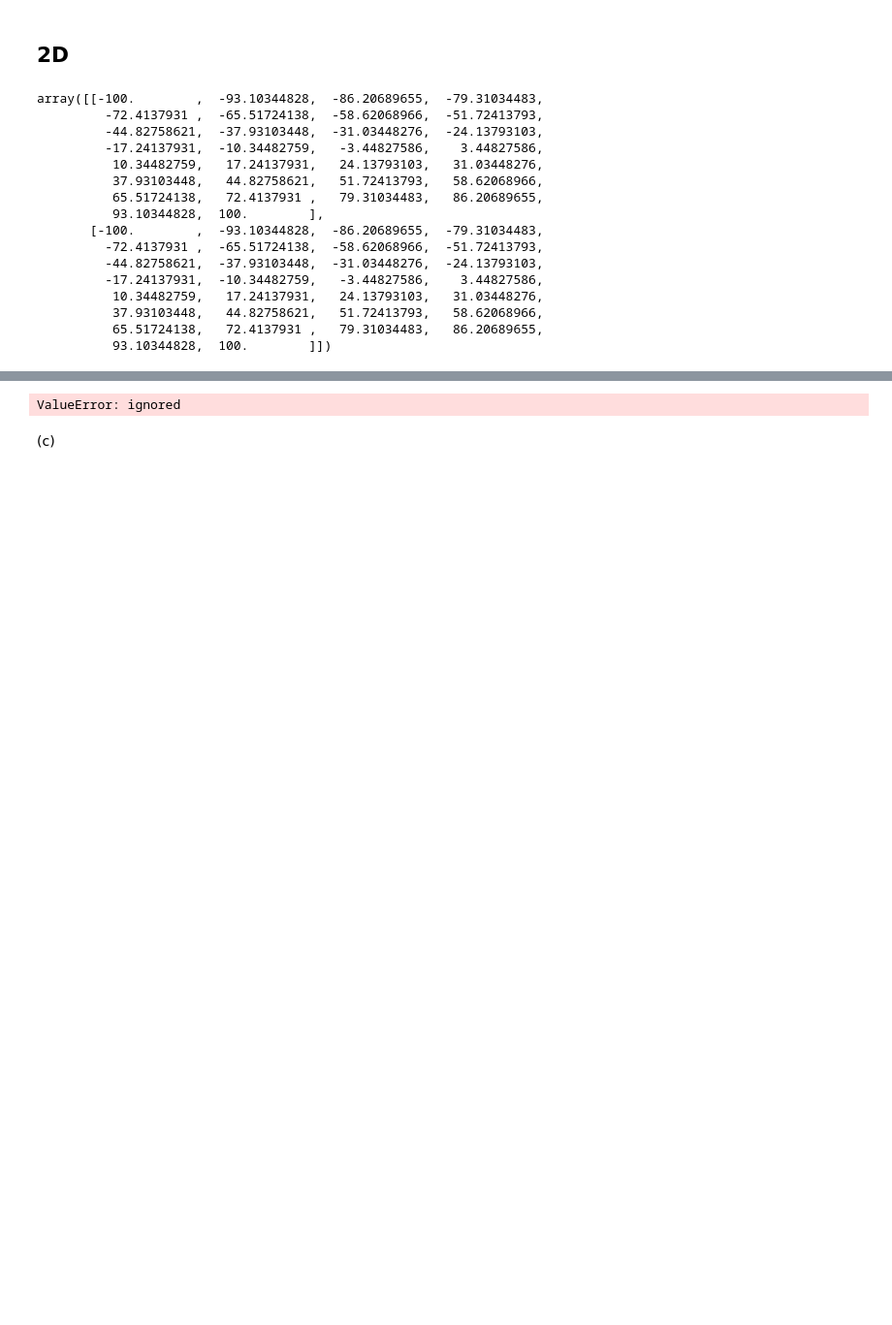
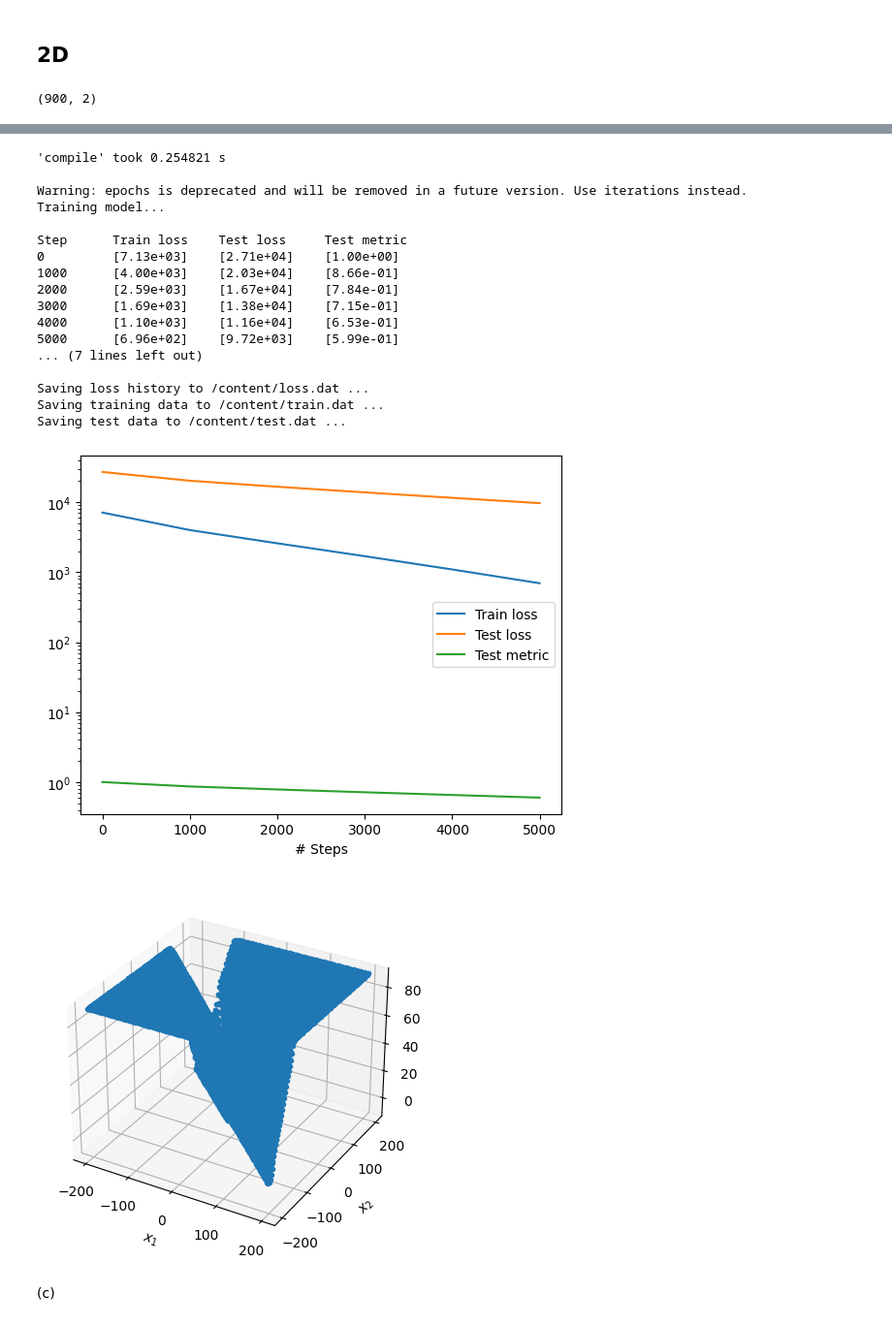
Before and after one commit to LuigiElo/DL-PINNs, a Jupyter notebook: mainJacob.ipynb, the cells around one changed output, grey strips where cells are left out. Shown at 97% size. Saved outputs shown, nothing was run; the diff lists cells and outputs as text; code cells hidden in the pictures; blank space fills up the shorter version.

```diff
--- a/mainJacob.ipynb
+++ b/mainJacob.ipynb
@@ -118,28 +129,5 @@ Saving test data to /content/test.dat ...
 # %% [markdown]
 ## 2D
-# %%
-n = 30
-N = 100
-R = np.linspace(-100,100,n)
-X  = np.array([R,R])
-X
-# %% [output]
-array([[-100.        ,  -93.10344828,  -86.20689655,  -79.31034483,
-         -72.4137931 ,  -65.51724138,  -58.62068966,  -51.72413793,
-         -44.82758621,  -37.93103448,  -31.03448276,  -24.13793103,
-         -17.24137931,  -10.34482759,   -3.44827586,    3.44827586,
-          10.34482759,   17.24137931,   24.13793103,   31.03448276,
-          37.93103448,   44.82758621,   51.72413793,   58.62068966,
-          65.51724138,   72.4137931 ,   79.31034483,   86.20689655,
-          93.10344828,  100.        ],
-       [-100.        ,  -93.10344828,  -86.20689655,  -79.31034483,
-         -72.4137931 ,  -65.51724138,  -58.62068966,  -51.72413793,
-         -44.82758621,  -37.93103448,  -31.03448276,  -24.13793103,
-         -17.24137931,  -10.34482759,   -3.44827586,    3.44827586,
-          10.34482759,   17.24137931,   24.13793103,   31.03448276,
-          37.93103448,   44.82758621,   51.72413793,   58.62068966,
-          65.51724138,   72.4137931 ,   79.31034483,   86.20689655,
-          93.10344828,  100.        ]])
 # %%
 n = 30
 N = 100
@@ -172,6 +160,13 @@ x2test = x1test
 
 X1test,X2test = meshgrid(x1test, x2test) # grid of point
 ytest = y_func(X1test, X2test) # evaluation of the function on the grid
+# %%
+X1train = np.reshape(X1, (-1, 1))
+X2train = np.reshape(X2, (-1, 1))
+Xtrain = np.hstack((X1train,X2train))
+np.shape(Xtrain)
+# %% [output]
+(900, 2)
 # %%
 n = 30
 N = 100
@@ -194,13 +189,13 @@ ytest = y_func(X1test, X2test) # evaluation of the function on the grid
 
 
 # function approximation, test outside parameter domain
-data2 = dde.data.DataSet(
-    X_train=np.reshape(X, (-1, 1)),
-    y_train=np.reshape(y, (-1, 1)),
-    X_test=np.reshape(Xtest, (-1, 1)),
-    y_test=np.reshape(ytest, (-1, 1)),
-    col_x=(0,),
-    col_y=(1,),
+data2D = dde.data.DataSet(
+    X_train = np.hstack(( np.reshape(X1, (-1, 1)),np.reshape(X2, (-1, 1)) )),
+    y_train = np.reshape(y, (-1, 1)),
+    X_test = np.hstack(( np.reshape(X1test, (-1, 1)),np.reshape(X2test, (-1, 1)) )),
+    y_test = np.reshape(ytest, (-1, 1)),
+    col_x = (0,),
+    col_y = (1,),
 )
 
 layer_size = [2] + [20] * 3 + [1]
@@ -208,7 +203,7 @@ activation = "tanh"
 initializer = "Glorot normal"
 net = dde.maps.FNN(layer_size, activation, initializer)
 
-model = dde.Model(data2, net)
+model = dde.Model(data2D, net)
 model.compile("adam", lr = 0.001, metrics=["l2 relative error"])
 losshistory, train_state = model.train(epochs=5000)
 
@@ -225,4 +215,22 @@ Training model...
-ValueError: ignored
+'compile' took 0.254821 s
+
+Warning: epochs is deprecated and will be removed in a future version. Use iterations instead.
+Training model...
+
+Step      Train loss    Test loss     Test metric
+0         [7.13e+03]    [2.71e+04]    [1.00e+00]
+1000      [4.00e+03]    [2.03e+04]    [8.66e-01]
+2000      [2.59e+03]    [1.67e+04]    [7.84e-01]
+3000      [1.69e+03]    [1.38e+04]    [7.15e-01]
+4000      [1.10e+03]    [1.16e+04]    [6.53e-01]
+5000      [6.96e+02]    [9.72e+03]    [5.99e-01]
+... (7 lines left out)
+
+Saving loss history to /content/loss.dat ...
+Saving training data to /content/train.dat ...
+Saving test data to /content/test.dat ...
+[figure, added]
+[figure, added]
 # %% [markdown]
 (c)
 # %%
```
Also changed, not shown: parts of 3 cells of this notebook.
